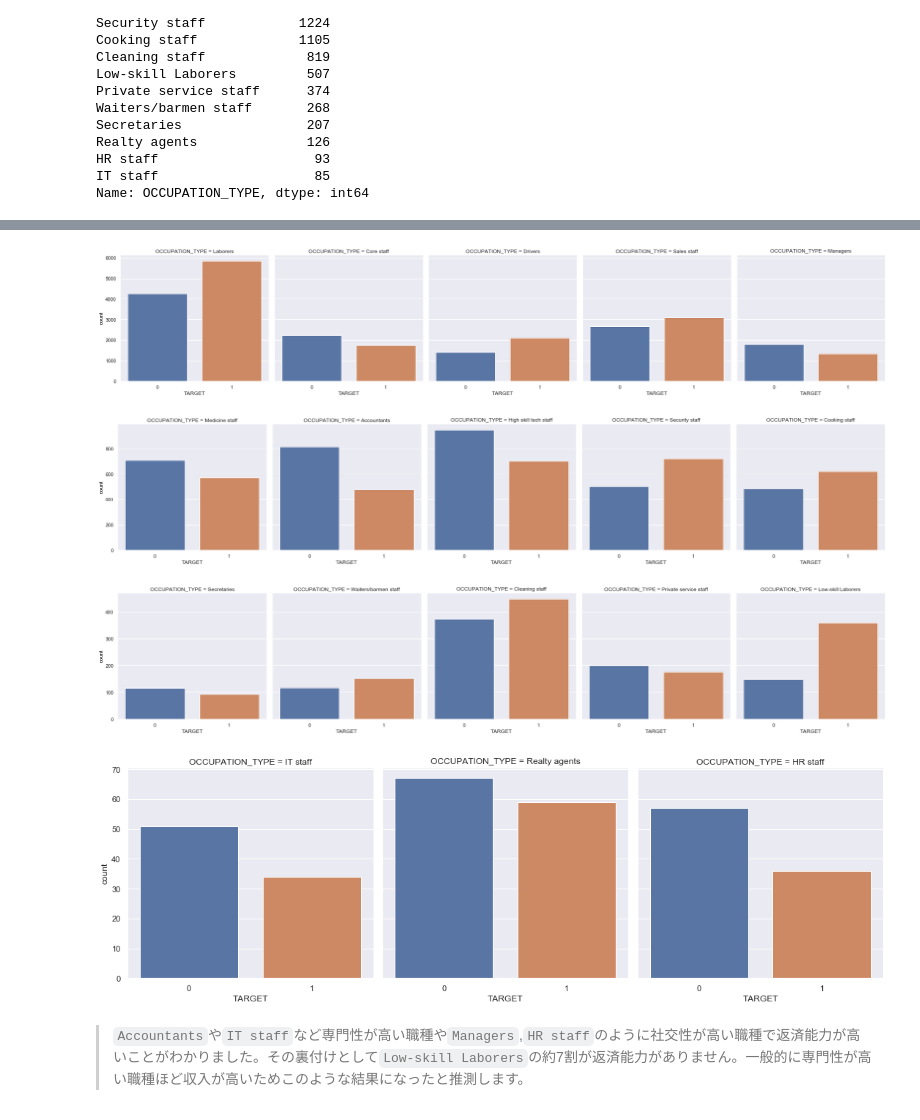
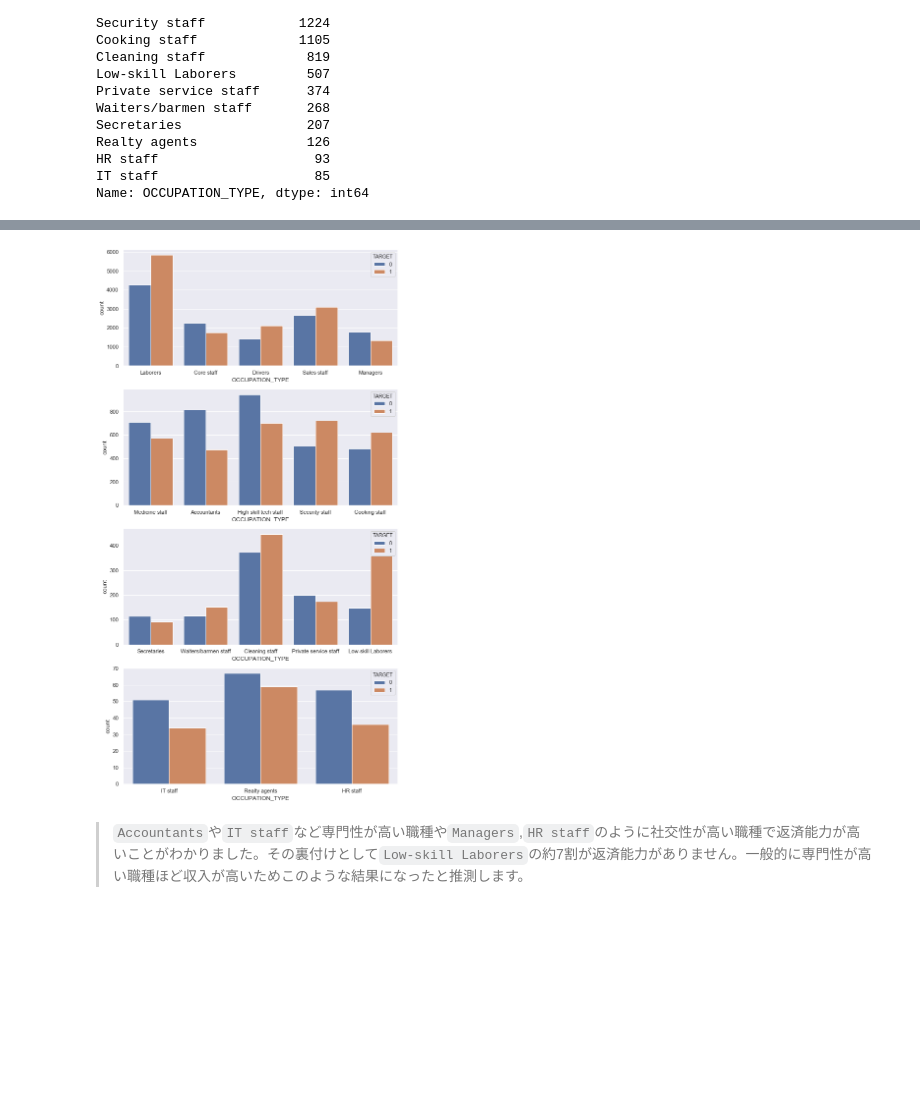
Before and after one commit to tkyiw/diveintocode-ml, a Jupyter notebook: Week3/Week3授業課題信用情報の分析.ipynb, the cells around one changed output, grey strips where cells are left out. Drawn from its saved outputs; the diff is of its cells as text; code cells hidden in the pictures; blank space fills up the shorter version.

```diff
--- a/Week3/Week3授業課題信用情報の分析.ipynb
+++ b/Week3/Week3授業課題信用情報の分析.ipynb
@@ -541,47 +539,42 @@ HR staff                    93
 IT staff                    85
 Name: OCCUPATION_TYPE, dtype: int64
 # %%
-sns.factorplot(x='TARGET',
+plt.figure(figsize=(10,20))
+plt.subplot(411)
+sns.countplot(x='OCCUPATION_TYPE',
                data=graph_data[(graph_data['OCCUPATION_TYPE']=='Laborers') |
                                (graph_data['OCCUPATION_TYPE']=='Sales staff') |
                                (graph_data['OCCUPATION_TYPE']=='Core staff') |
                                (graph_data['OCCUPATION_TYPE']=='Drivers') |
                                (graph_data['OCCUPATION_TYPE']=='Managers')],
-               kind='count',
-               col='OCCUPATION_TYPE')
-
-sns.factorplot(x='TARGET',
+               hue='TARGET')
+plt.subplot(412)
+sns.countplot(x='OCCUPATION_TYPE',
                data=graph_data[(graph_data['OCCUPATION_TYPE']=='High skill tech staff') |
                                (graph_data['OCCUPATION_TYPE']=='Accountants') |
                                (graph_data['OCCUPATION_TYPE']=='Medicine staff') |
                                (graph_data['OCCUPATION_TYPE']=='Security staff') |
                                (graph_data['OCCUPATION_TYPE']=='Cooking staff')],
-               kind='count',
-               col='OCCUPATION_TYPE')
-
-sns.factorplot(x='TARGET',
+               hue='TARGET')
+plt.subplot(413)
+sns.countplot(x='OCCUPATION_TYPE',
                data=graph_data[(graph_data['OCCUPATION_TYPE']=='Cleaning staff') |
                                (graph_data['OCCUPATION_TYPE']=='Low-skill Laborers') |
                                (graph_data['OCCUPATION_TYPE']=='Private service staff') |
                                (graph_data['OCCUPATION_TYPE']=='Waiters/barmen staff') |
                                (graph_data['OCCUPATION_TYPE']=='Secretaries')],
-               kind='count',
-               col='OCCUPATION_TYPE')
-
-sns.factorplot(x='TARGET',
+               hue='TARGET')
+plt.subplot(414)
+sns.countplot(x='OCCUPATION_TYPE',
                data=graph_data[(graph_data['OCCUPATION_TYPE']=='Realty agents') |
                                (graph_data['OCCUPATION_TYPE']=='HR staff') |
                                (graph_data['OCCUPATION_TYPE']=='IT staff')],
-               kind='count',
-               col='OCCUPATION_TYPE');
+               hue='TARGET');
 
 hide_toggle()
 # %% [output]
 [interactive output not drawn]
-[figure, old version]
+[figure, new version]
-[figure, removed]
-[figure, removed]
-[figure, removed]
 # %% [markdown]
 >`Accountants`や`IT staff`など専門性が高い職種や`Managers`,`HR staff`のように社交性が高い職種で返済能力が高いことがわかりました。その裏付けとして`Low-skill Laborers`の約7割が返済能力がありません。一般的に専門性が高い職種ほど収入が高いためこのような結果になったと推測します。
 # %% [markdown]
```
Also changed, not shown: parts of 13 cells of this notebook.
